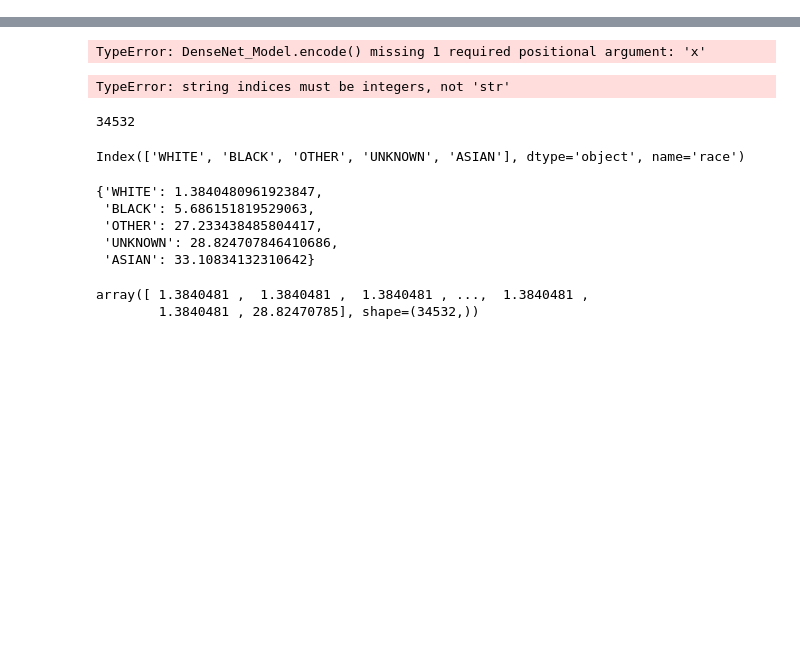
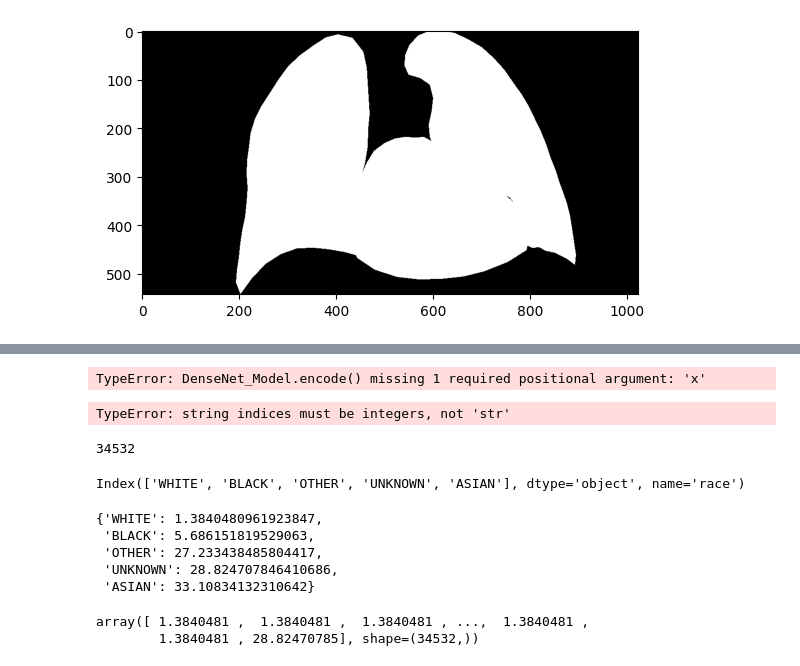
Before and after one commit to dishant24/BVM_Chest_X-Ray_Fair_AI, a Jupyter notebook: main.ipynb, the cells around one changed output, grey strips where cells are left out. Cells and saved outputs as stored; diff of their text form; code cells hidden in the pictures; blank space fills up the shorter version.

```diff
--- a/main.ipynb
+++ b/main.ipynb
@@ -8,0 +331,8 @@ dataset = pd.read_csv(r"\\gaia\imageData\deep_learning\output\Sutariya\main\mimi
+# %%
+rows = np.any(mask, axis=1)
+cols = np.any(mask, axis=0)
+# %%
+plt.imshow(mask[rows], cmap='gray')
+plt.show()
+# %% [output]
+[figure, added]
```
Also changed, not shown: parts of 37 cells of this notebook, 12 other files.
